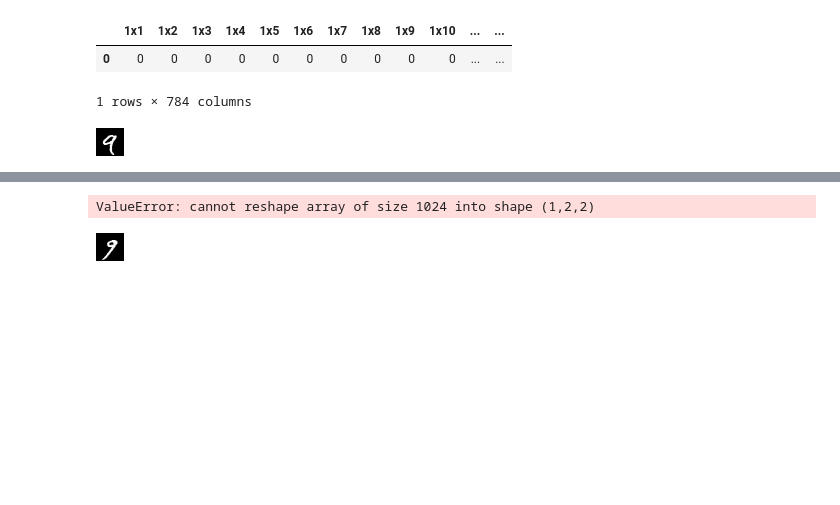
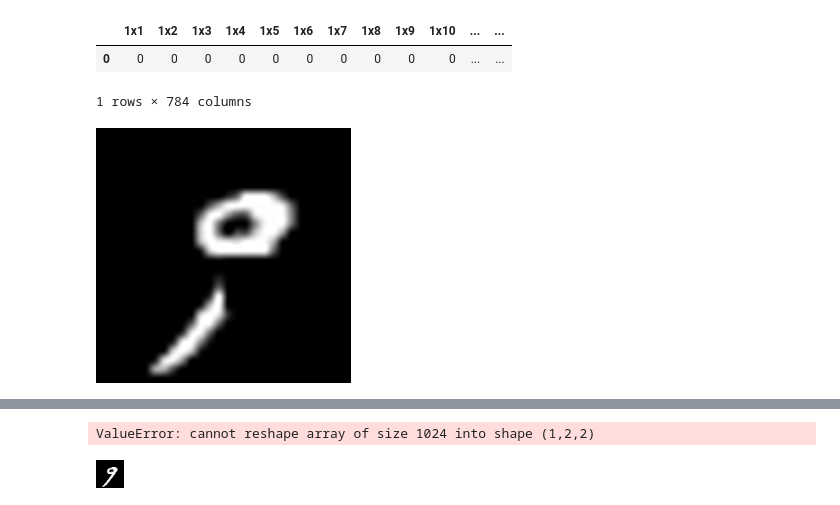
Before and after one commit to BorisVIkVik/MNIST_VALIDATION_LAB, a Jupyter notebook: Lab.ipynb, the cells around one changed output, grey strips where cells are left out. Saved outputs shown, nothing was run; the diff lists cells and outputs as text; code cells hidden in the pictures; blank space fills up the shorter version.

```diff
--- a/Lab.ipynb
+++ b/Lab.ipynb
@@ -347,9 +448,12 @@ X[0:1]
 | 0 | 0 | 0 | 0 | 0 | 0 | 0 | 0 | 0 | 0 | 0 | ... | ... |
 1 rows × 784 columns
 # %%
-to_image(X[4:5])
+test_sdajasd = np.array(to_image(X[33:34]))
+test_sdajasd[14:20, 14:20] = 0
+Image.fromarray(test_sdajasd).resize((255,255))
+# to_image(X[33:34]).resize((256,256))
 # %% [output]
-[figure, old version]
+[figure, new version]
 # %%
 test_img = torch.Tensor(np.array(X[4:5], dtype=np.float32))
 # model(test_img)
```
Also changed, not shown: parts of 12 cells of this notebook.
